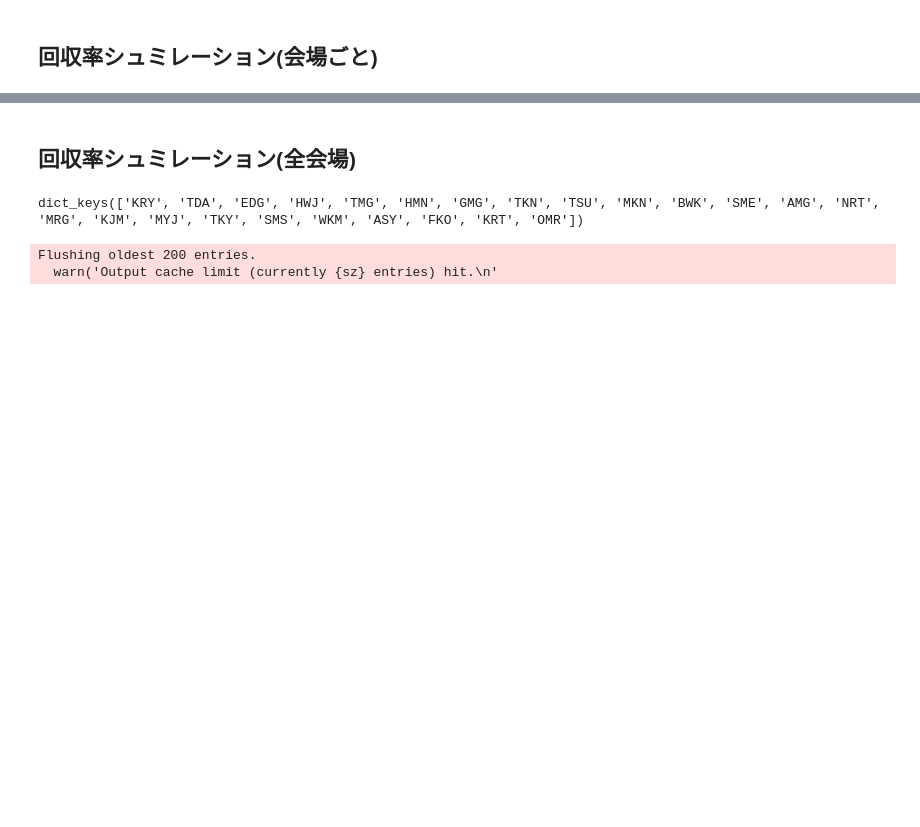
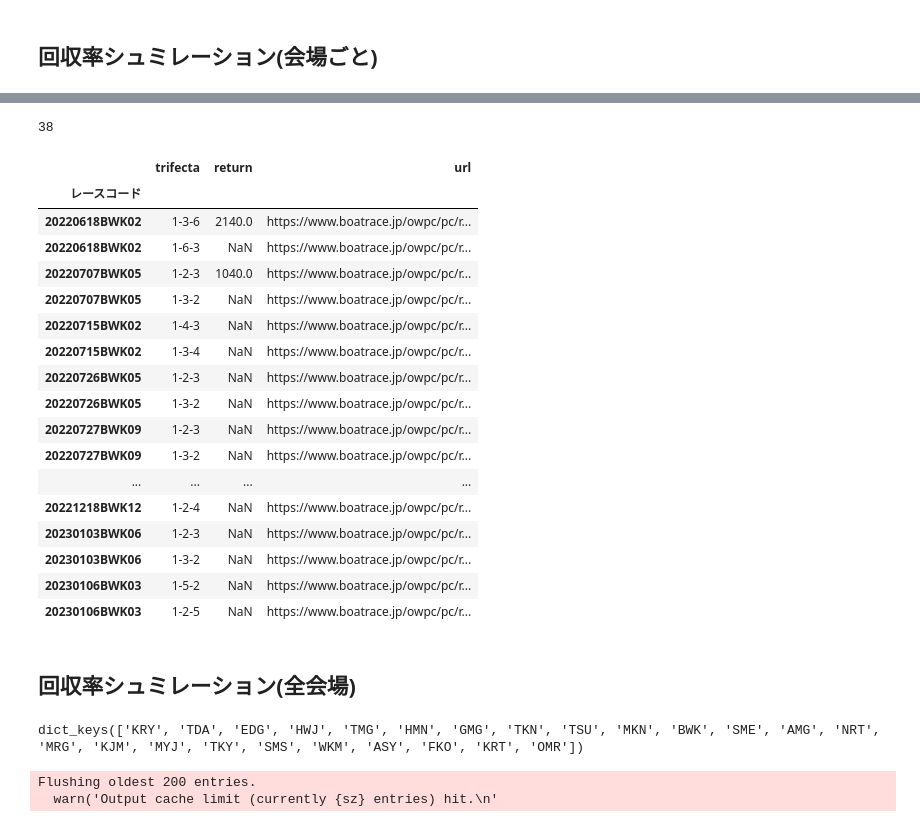
Before and after one commit to sakokazuki/kyotei-ai, a Jupyter notebook: main.ipynb, the cells around one changed output, grey strips where cells are left out. Saved outputs shown, nothing was run; the diff lists cells and outputs as text; code cells hidden in the pictures; blank space fills up the shorter version.

```diff
--- a/main.ipynb
+++ b/main.ipynb
@@ -347,3 +465,29 @@ trifecta_remove1R, trifecta_remove1R_ret = mev.trifecta_remove1R_return(gain)
+# %%
+
+importlib.reload(mev)
+result = mev.show_return_table(trifecta_ret, 0.6, False) # target, 確認したい閾値, False=あたってない購入も表示
+print(len(result))
+result
+# %% [output]
+38
+|  | trifecta | return | url |
+| レースコード |  |  |  |
+| 20220618BWK02 | 1-3-6 | 2140.0 | https://www.boatrace.jp/owpc/pc/r... |
+| 20220618BWK02 | 1-6-3 | NaN | https://www.boatrace.jp/owpc/pc/r... |
+| 20220707BWK05 | 1-2-3 | 1040.0 | https://www.boatrace.jp/owpc/pc/r... |
+| 20220707BWK05 | 1-3-2 | NaN | https://www.boatrace.jp/owpc/pc/r... |
+| 20220715BWK02 | 1-4-3 | NaN | https://www.boatrace.jp/owpc/pc/r... |
+| 20220715BWK02 | 1-3-4 | NaN | https://www.boatrace.jp/owpc/pc/r... |
+| 20220726BWK05 | 1-2-3 | NaN | https://www.boatrace.jp/owpc/pc/r... |
+| 20220726BWK05 | 1-3-2 | NaN | https://www.boatrace.jp/owpc/pc/r... |
+| 20220727BWK09 | 1-2-3 | NaN | https://www.boatrace.jp/owpc/pc/r... |
+| 20220727BWK09 | 1-3-2 | NaN | https://www.boatrace.jp/owpc/pc/r... |
+| ... | ... | ... | ... |
+| 20221218BWK12 | 1-2-4 | NaN | https://www.boatrace.jp/owpc/pc/r... |
+| 20230103BWK06 | 1-2-3 | NaN | https://www.boatrace.jp/owpc/pc/r... |
+| 20230103BWK06 | 1-3-2 | NaN | https://www.boatrace.jp/owpc/pc/r... |
+| 20230106BWK03 | 1-5-2 | NaN | https://www.boatrace.jp/owpc/pc/r... |
+| 20230106BWK03 | 1-2-5 | NaN | https://www.boatrace.jp/owpc/pc/r... |
 # %% [markdown]
 ## 回収率シュミレーション(全会場)
 # %%
```
Also changed, not shown: parts of 7 cells of this notebook, 1 other file.
